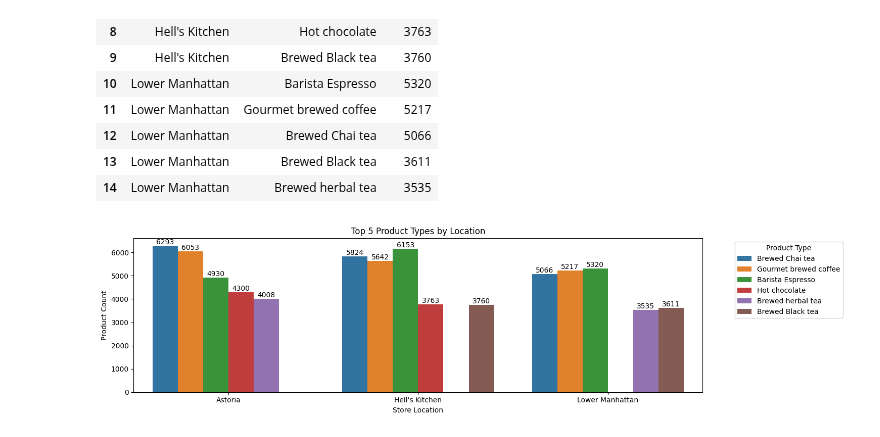
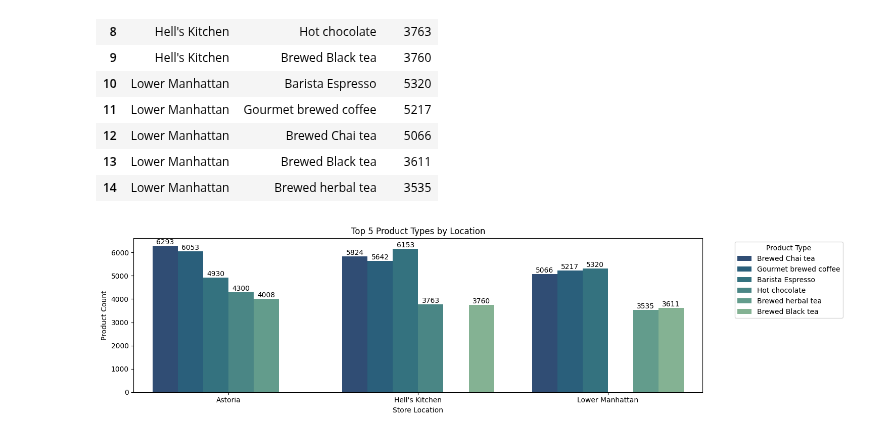
Before and after one commit to Akshay-Paunikar/Maven_Analytics_Challenges, a Jupyter notebook: Projects/Coffee_Shop_Sales/Coffee_Shop_Sales.ipynb, the cells around one changed output. Cells and saved outputs as stored; diff of their text form; code cells hidden in the pictures.

```diff
--- a/Projects/Coffee_Shop_Sales/Coffee_Shop_Sales.ipynb
+++ b/Projects/Coffee_Shop_Sales/Coffee_Shop_Sales.ipynb
@@ -475,20 +477,20 @@ top5prodloc
 | 14 | Lower Manhattan | Brewed herbal tea | 3535 |
 # %%
 plt.figure(figsize=(15, 4))
-ax = sns.barplot(data=top5prodloc, x='store_location', y='Counts', hue='product_type', dodge=True)
+ax = sns.barplot(data=top5prodloc, x='store_location', y='Counts', hue='product_type', dodge=True, palette='crest_r')
 
 # Add labels to each bar
 for container in ax.containers:
     ax.bar_label(container)
 
 # Set plot title and labels
 plt.title("Top 5 Product Types by Location")
 plt.xlabel("Store Location")
 plt.ylabel("Product Count")
 plt.legend(title="Product Type", bbox_to_anchor=(1.05, 1), loc='upper left')
 
 # Show the plot
 plt.tight_layout()
 plt.show()
 # %% [output]
-[figure, old version]
+[figure, new version]
```
Also changed, not shown: parts of 1 cell of this notebook.
